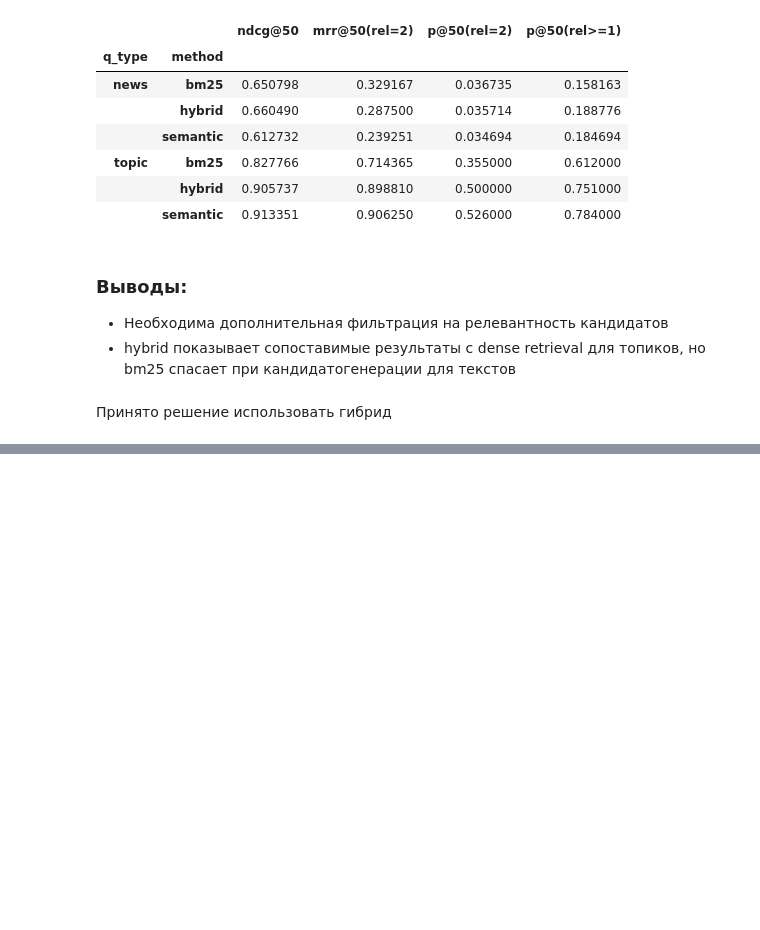
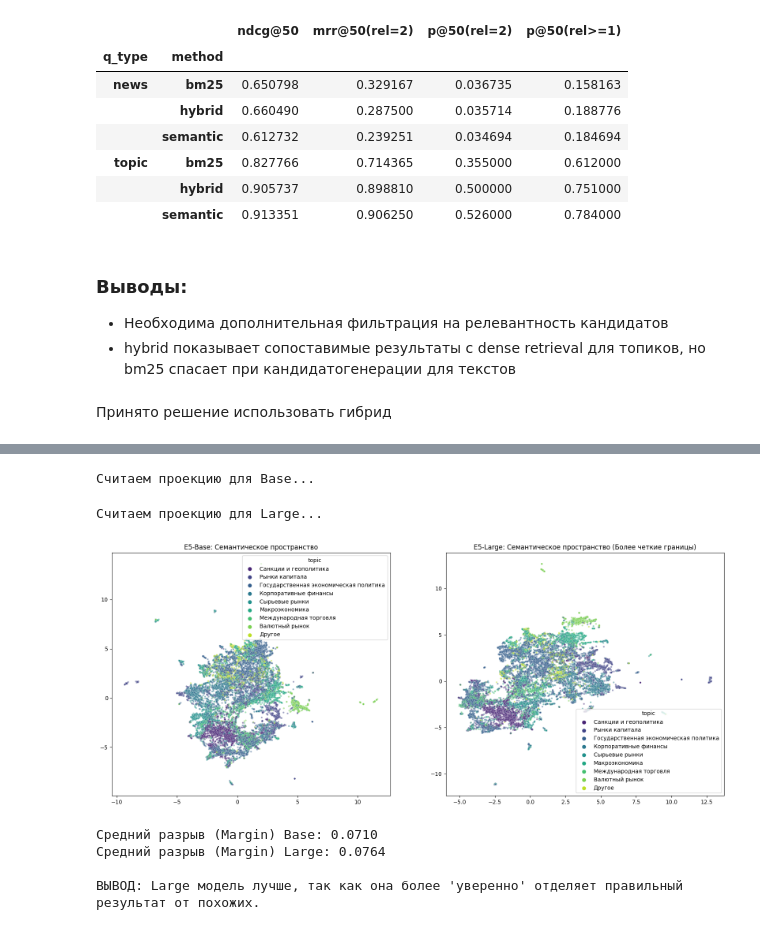
Before and after one commit to szhn1/itmo_nlp_project, a Jupyter notebook: notebooks/base retrieval check.ipynb, the cells around one changed output, grey strips where cells are left out. Drawn from its saved outputs; the diff is of its cells as text; code cells hidden in the pictures; blank space fills up the shorter version.

```diff
--- a/notebooks/base retrieval check.ipynb
+++ b/notebooks/base retrieval check.ipynb
@@ -704,0 +725,64 @@ display(by_type)
+# %%
+import numpy as np
+import pandas as pd
+import umap.umap_ as umap
+import matplotlib.pyplot as plt
+import seaborn as sns
+
+# Подгружаем данные (замени пути на актуальные из папки проекта)
+df_eval = pd.read_csv('..\\data\\cleaned_news_exp.csv')
+emb_base = np.load('embeddings\emb_e5_base_fp16.npy').astype('float32')
+emb_large = np.load('embeddings\emb_e5_large_fp16.npy').astype('float32')
+
+def plot_comparison(emb_b, emb_l, topics):
+    reducer = umap.UMAP(n_neighbors=15, min_dist=0.1, metric='cosine', random_state=42)
+
+    print("Считаем проекцию для Base...")
+    pro_base = reducer.fit_transform(emb_b)
+    print("Считаем проекцию для Large...")
+    pro_large = reducer.fit_transform(emb_l)
+
+    fig, ax = plt.subplots(1, 2, figsize=(20, 8))
+
+    sns.scatterplot(x=pro_base[:, 0], y=pro_base[:, 1], hue=topics, ax=ax[0], palette='viridis', s=10, alpha=0.5)
+    ax[0].set_title('E5-Base: Семантическое пространство')
+
+    sns.scatterplot(x=pro_large[:, 0], y=pro_large[:, 1], hue=topics, ax=ax[1], palette='viridis', s=10, alpha=0.5)
+    ax[1].set_title('E5-Large: Семантическое пространство (Более четкие границы)')
+
+    plt.show()
+
+plot_comparison(emb_base, emb_large, df_eval['topic'])
+# %% [output]
+Считаем проекцию для Base...
+Считаем проекцию для Large...
+[figure, added]
+# %%
+def analyze_margin(embeddings, test_idx, k=2):
+    margins = []
+    for idx in test_idx:
+        query_vec = embeddings[idx].reshape(1, -1)
+        # Считаем сходство со всеми
+        sims = np.dot(embeddings, query_vec.T).flatten()
+        top_2_idx = np.argsort(sims)[::-1][:k+1] # берем топ-3, т.к. топ-1 это сам документ
+
+        # Margin = Сходство с самим собой (1.0) минус сходство со вторым кандидатом
+        margin = sims[top_2_idx[0]] - sims[top_2_idx[1]]
+        margins.append(margin)
+    return np.mean(margins)
+
+test_indices = df_eval.sample(100, random_state=42).index.tolist()
+
+margin_base = analyze_margin(emb_base, test_indices)
+margin_large = analyze_margin(emb_large, test_indices)
+
+print(f"Средний разрыв (Margin) Base: {margin_base:.4f}")
+print(f"Средний разрыв (Margin) Large: {margin_large:.4f}")
+
+if margin_large > margin_base:
+    print(f"\nВЫВОД: Large модель лучше, так как она более 'уверенно' отделяет правильный результат от похожих.")
+# %% [output]
+Средний разрыв (Margin) Base: 0.0710
+Средний разрыв (Margin) Large: 0.0764
+
+ВЫВОД: Large модель лучше, так как она более 'уверенно' отделяет правильный результат от похожих.
```
Also changed, not shown: parts of 11 cells of this notebook.
